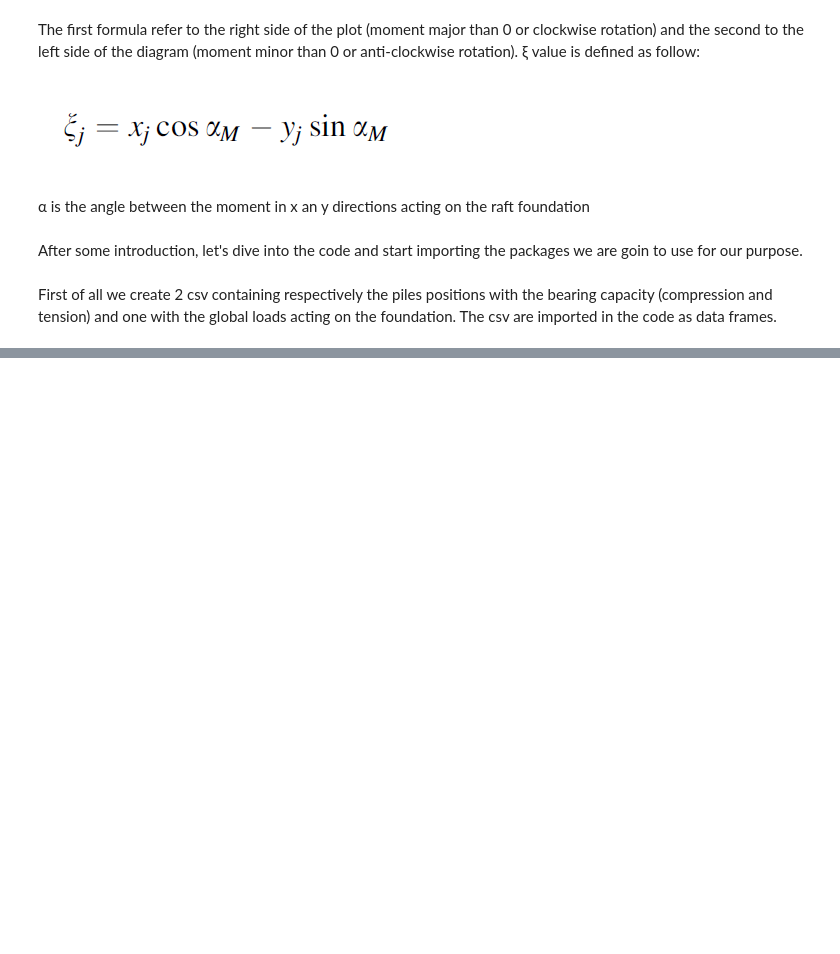
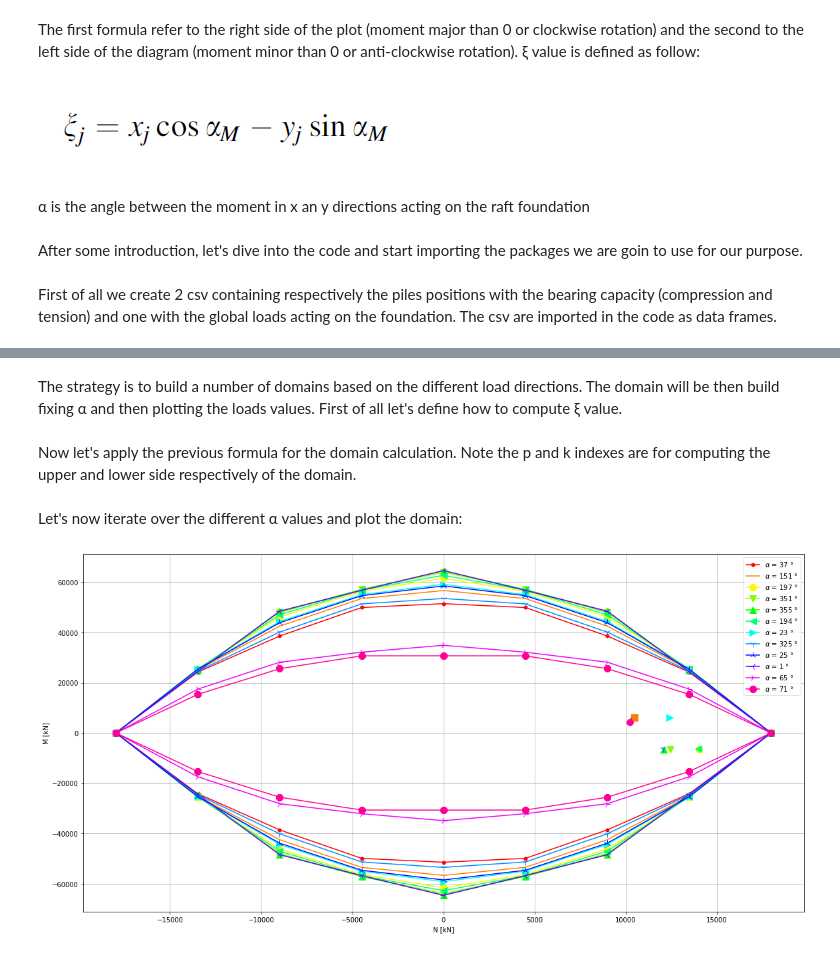
Before and after one commit to MarcoTrezzi/Interaction_Domain_for_Piled_Foundations, a Jupyter notebook: domini_notebook.ipynb, the cells around one changed output, grey strips where cells are left out. Saved outputs shown, nothing was run; the diff lists cells and outputs as text; code cells hidden in the pictures; blank space fills up the shorter version.

```diff
--- a/domini_notebook.ipynb
+++ b/domini_notebook.ipynb
@@ -33,4 +33,6 @@ import matplotlib.pyplot as plt
 First of all we create 2 csv containing respectively the piles positions with the bearing capacity (compression and tension) and one with the global loads acting on the foundation. The csv are imported in the code as data frames.
 # %%
 df_piles = pd.read_csv('piles_group.csv', delimiter=',')
-df_loads = pd.read_csv('piles_loads.csv', delimiter=',')
+display(df_piles)
+df_loads = pd.read_csv('piles_loads_check.csv', delimiter=',')
+display(df_loads)
@@ -36,0 +100,12 @@ df_loads = pd.read_csv('piles_loads.csv', delimiter=',')
+# %% [markdown]
+The strategy is to build a number of domains based on the different load directions. The domain will be then build fixing α and then plotting the loads values. First of all let's define how to compute ξ value.
+# %%
+def calc_xi (a,df): #REQUIRES DF PILES
+    xi = []
+    for x,y in zip(df['X [m]'],df['Y [m]']):
+        xi_j = x * np.cos(np.radians(a)) - y * np.sin(np.radians(a))
+        xi.append(xi_j)
+    df['xi [-]'] = xi
+    return df
+# %% [markdown]
+Now let's apply the previous formula for the domain calculation. Note the p and k indexes are for computing the upper and lower side respectively of the domain.
@@ -36,0 +145,29 @@ df_loads = pd.read_csv('piles_loads.csv', delimiter=',')
+# %% [markdown]
+Let's now iterate over the different α values and plot the domain:
+# %%
+markers = [k for k in Line2D.markers.keys()]
+
+def get_cmap(n, name='hsv'):
+    return plt.cm.get_cmap(name, n)
+
+alpha_calc = df_loads['alpha [°]'].unique()
+cmap = get_cmap(len(alpha_calc) + 1)
+
+fig, ax = plt.subplots(figsize=(16,8))
+
+for n,alpha in enumerate(alpha_calc):
+
+    df_piles = calc_xi(alpha,df_piles)
+    Mu,Nu = calc_domain(alpha,df_piles)
+    ax.plot(Nu, Mu, label='$α$ = ' + str(int(alpha)) + ' °', marker=markers[n], color=cmap(n), markersize=10)
+    loads_plot = df_loads[df_loads['alpha [°]'] == alpha]
+    ax.scatter(loads_plot['Ned [kN]'], loads_plot['Medtot [kNm]'], color=cmap(n), marker=markers[n], s=100)
+
+ax.legend()
+plt.grid()
+fig.tight_layout()
+ax.set_xlabel('N [kN]')
+ax.set_ylabel('M [kN]')
+plt.show()
+# %% [output]
+[figure, added]
```
Also changed, not shown: parts of 5 cells of this notebook.
